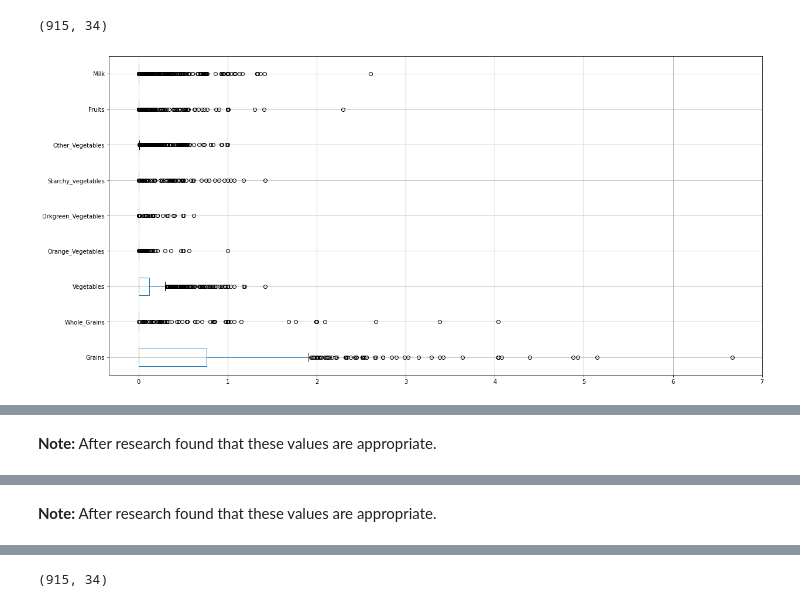
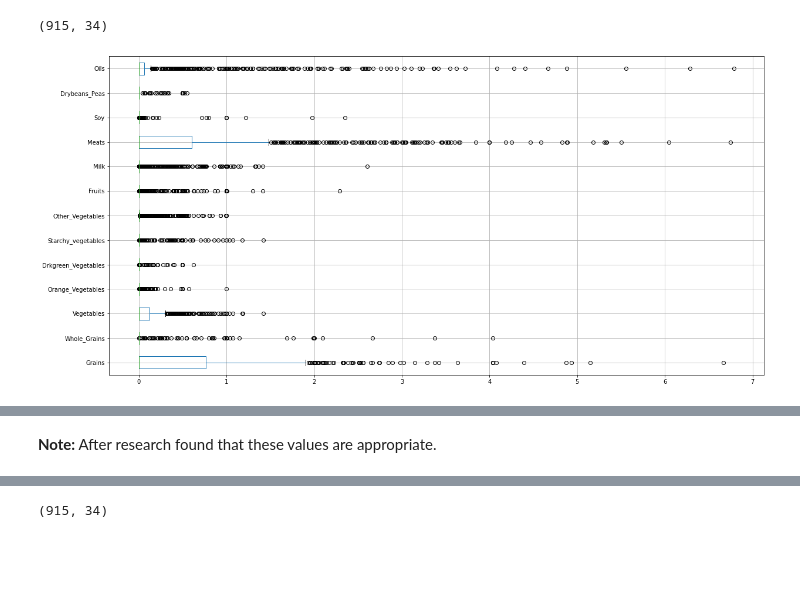
Before and after one commit to shrpatil/Intro-to-Data-Science, a Jupyter notebook: Final/Project_final.ipynb, the cells around one changed output, grey strips where cells are left out. Drawn from its saved outputs; the diff is of its cells as text; code cells hidden in the pictures; blank space fills up the shorter version.

```diff
--- a/Final/Project_final.ipynb
+++ b/Final/Project_final.ipynb
@@ -468,11 +486,11 @@ merge_df.shape
 # %%
 # Plotting the columns whose values are too small to show distribution in the whole graph.
 
 plt.figure(figsize=(20,10))
-merge_df.iloc[: ,3:13].boxplot(vert=False)
+merge_df.iloc[: ,3:17].boxplot(vert=False)
 plt.show()
 # %% [output]
-[figure, old version]
+[figure, new version]
 # %%
 # Checking for the outliers in Grains column
 
@@ -486,8 +504,8 @@ grains_df
 | 1042 | 58200200 | Wrap sandwich (vegetables, rice) | 1.0 | wrap | 4.87628 | 0.0 | 0.86860 | ... |
 | 1726 | 27510360 | Bacon cheeseburger on bun | 1.0 | cheeseburger | 4.39488 | 0.0 | 0.47808 | ... |
 5 rows × 34 columns
-# %% [markdown]
-__Note:__ After research found that these values are appropriate.
+# %% [markdown]
+__Note:__ After research found that these values are appropriate.
 # %%
 # Checking for the outliers in Solid Fats column
 fat_df=merge_df.nlargest(5, 'Solid_Fats')
@@ -500,5 +518,3 @@ fat_df
 | 1748 | 28141010 | Fried chicken frozen meal | 1.0 | large meal (16 oz) | 1.68480 | 0.15444 | 0.90792 | ... |
 | 1179 | 58127330 | Sausage, egg, and cheese croissant | 1.0 | croissant | 1.75377 | 0.00000 | 0.00000 | ... |
 5 rows × 34 columns
-# %% [markdown]
-__Note:__ After research found that these values are appropriate.
```
Also changed, not shown: parts of 40 cells of this notebook, 4 other files.
